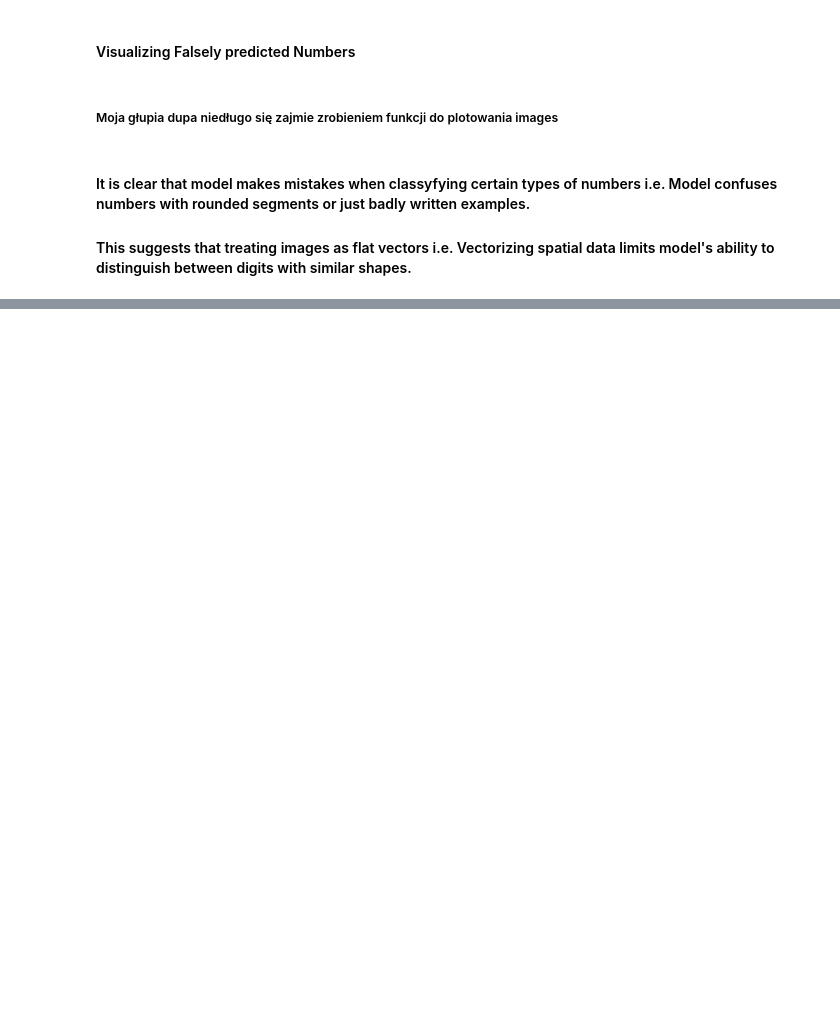
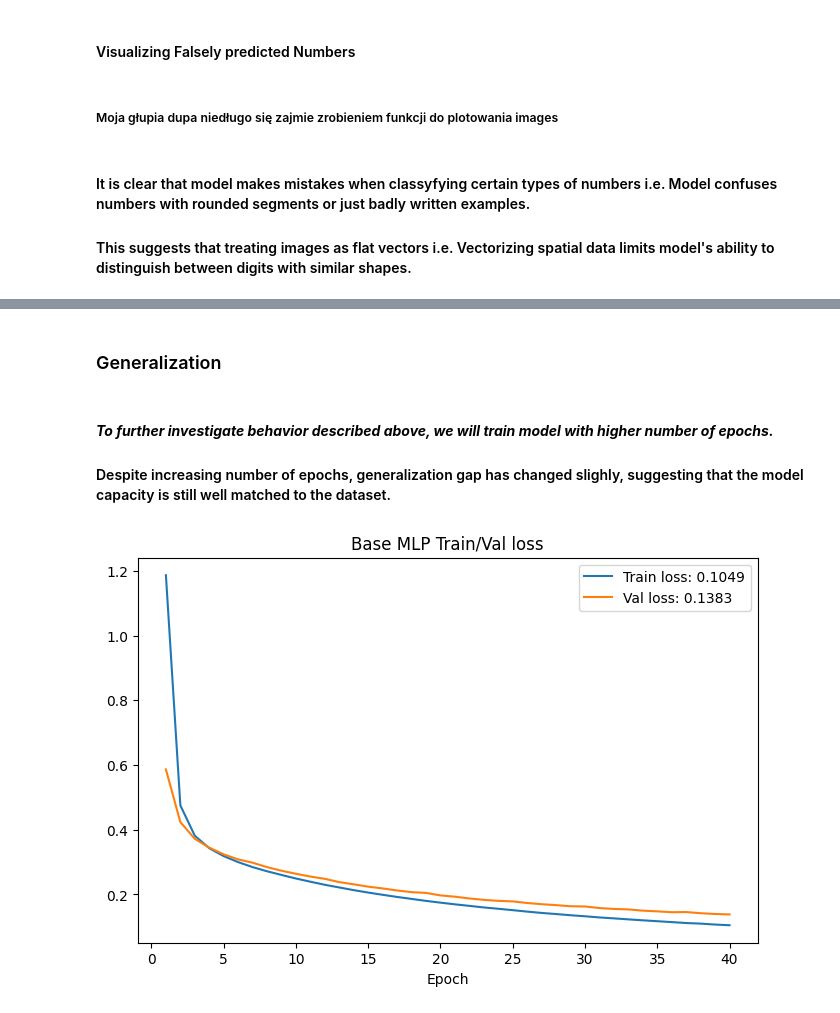
Before and after one commit to M4rselo/hypothesis_mnist_project, a Jupyter notebook: mnist_hypothesis_project.ipynb, the cells around one changed output, grey strips where cells are left out. Cells and saved outputs as stored; diff of their text form; code cells hidden in the pictures; blank space fills up the shorter version.

Commit message:
mlp implemented next: generalization

```diff
--- a/mnist_hypothesis_project.ipynb
+++ b/mnist_hypothesis_project.ipynb
@@ -252,0 +297,13 @@ False labels in batch: 25
+# %% [markdown]
+### Generalization
+# %% [markdown]
+#### ***To further investigate behavior described above, we will train model with higher number of epochs.***
+####
+#### Despite increasing number of epochs, generalization gap has changed slighly, suggesting that the model capacity </br>is still well matched to the dataset.
+# %%
+base_mlp = BaseMLP(num_outputs=10, num_hiddens=256, act_name='ReLU', lr=0.05)
+plotter = Plotter("Base MLP Train/Val loss")
+trainer = Trainer(40)
+trainer.fit(base_mlp, train_tensor, val_tensor, plotter)
+# %% [output]
+[figure, added]
```
Also changed, not shown: parts of 18 cells of this notebook.
